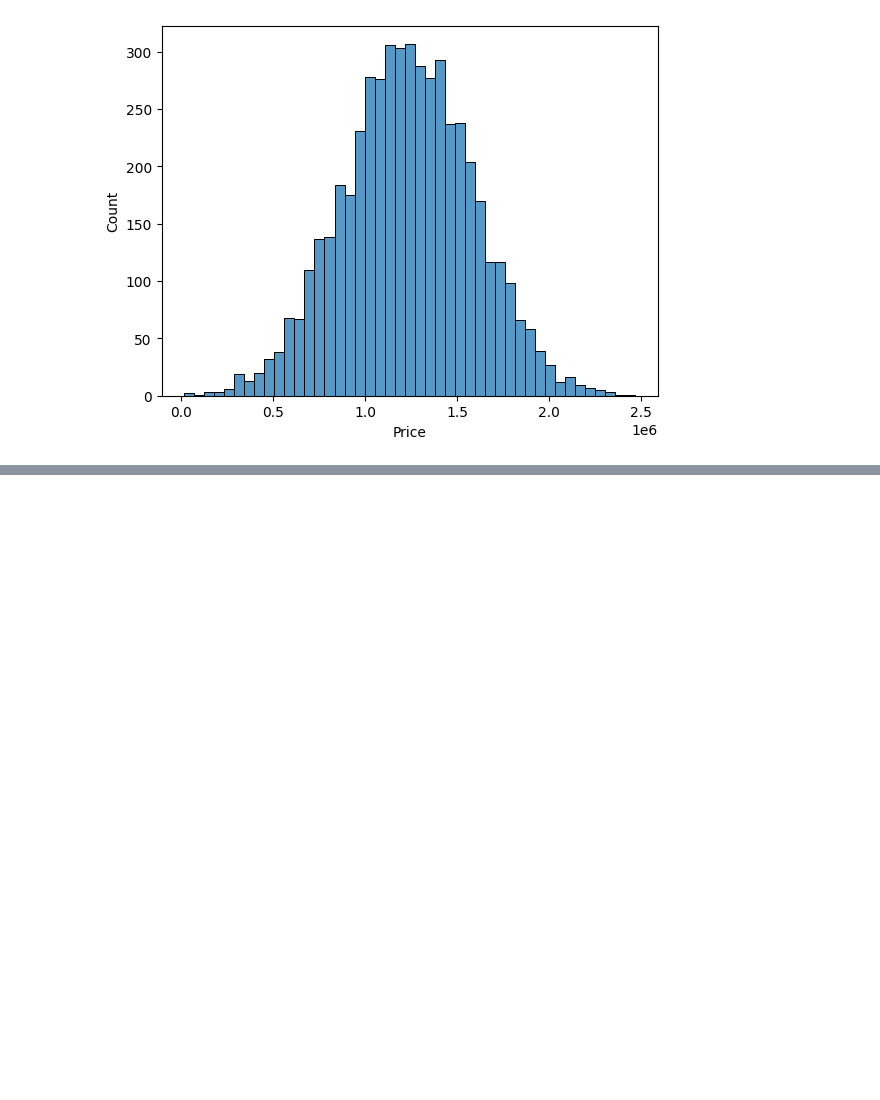
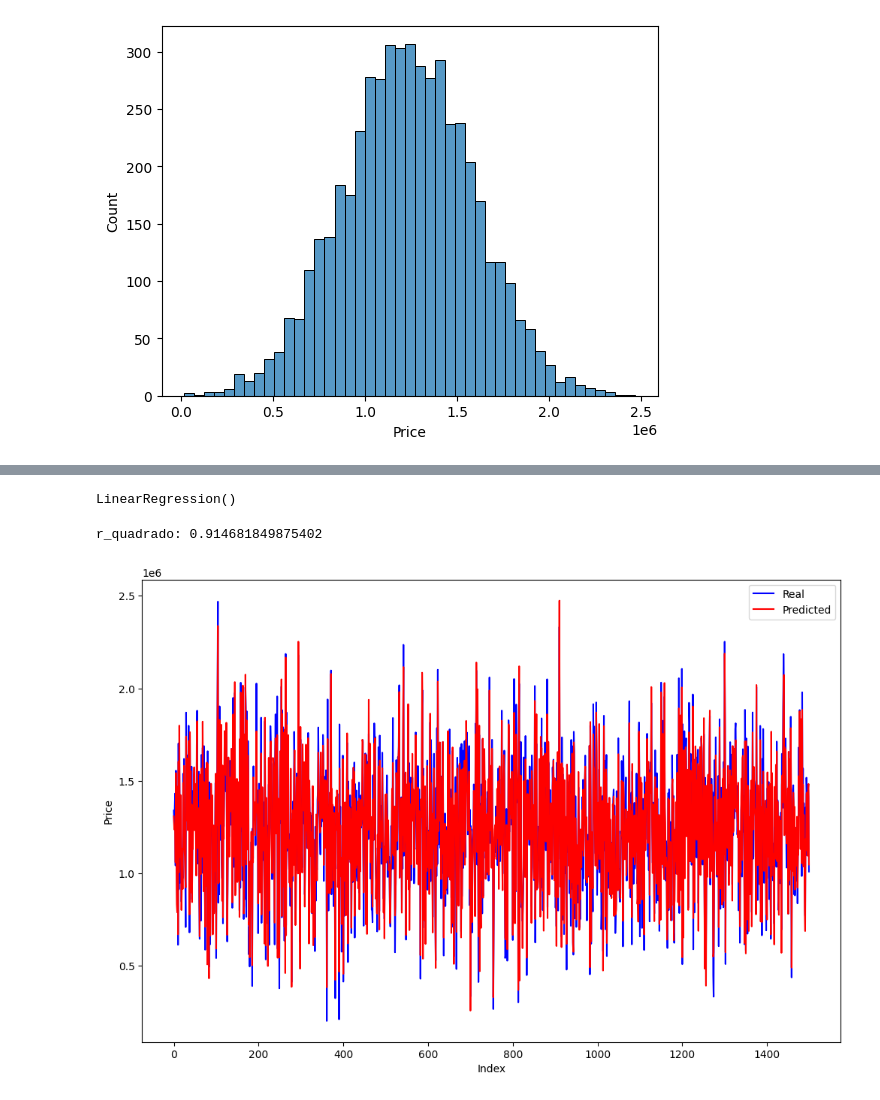
Before and after one commit to VictorBelle38/RegressaoLinear, a Jupyter notebook: Regressão_Linear.ipynb, the cells around one changed output, grey strips where cells are left out. Drawn from its saved outputs; the diff is of its cells as text; code cells hidden in the pictures; blank space fills up the shorter version.

```diff
--- a/Regressão_Linear.ipynb
+++ b/Regressão_Linear.ipynb
@@ -142,0 +159,3 @@ sns.histplot(base_casa['Price'])
+# %%
+from sklearn.model_selection import train_test_split
+X_train, X_test , Y_train, Y_test = train_test_split(x, y, test_size = 0.3,train_size= 0.7, random_state = 42)
@@ -142,0 +175,8 @@ sns.histplot(base_casa['Price'])
+# %%
+lm = LinearRegression()
+# %%
+lm.fit(X_train, Y_train)
+# %% [output]
+LinearRegression()
+# %%
+y_pred = lm.predict(X_test)
@@ -142,0 +186,15 @@ sns.histplot(base_casa['Price'])
+# %%
+print('r_quadrado:', r)
+# %% [output]
+r_quadrado: 0.914681849875402
+# %%
+c = [i for i in range(len(X_test))]
+fig = plt.figure(figsize=(12,8))
+plt.plot(c,Y_test,color='blue')
+plt.plot(c,y_pred,color='red')
+plt.xlabel('Index')
+plt.ylabel('Price')
+plt.legend(['Real','Predicted'])
+plt.show()
+# %% [output]
+[figure, added]
```
Also changed, not shown: parts of 7 cells of this notebook.
